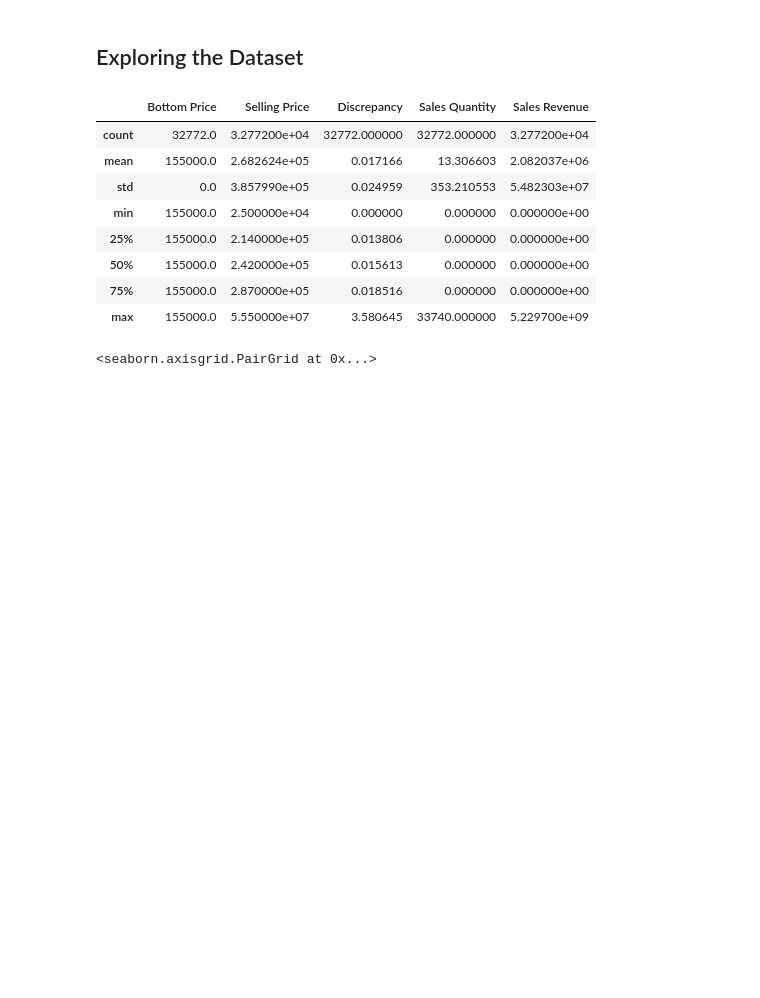
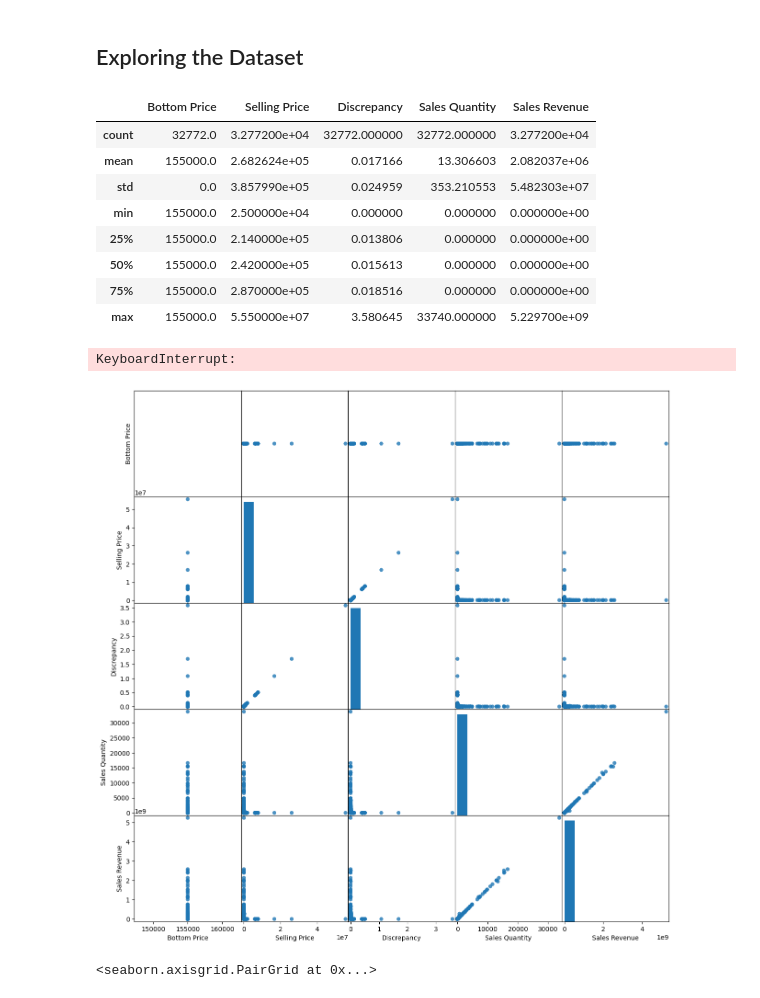
Before and after one commit to ahsanzizan/latihan-lks, a Jupyter notebook: soal-datains/main.ipynb, the cells around one changed output. Saved outputs shown, nothing was run; the diff lists cells and outputs as text; code cells hidden in the pictures; blank space fills up the shorter version.

```diff
--- a/soal-datains/main.ipynb
+++ b/soal-datains/main.ipynb
@@ -35,6 +36,12 @@ data.describe()
 | 50% | 155000.0 | 2.420000e+05 | 0.015613 | 0.000000 | 0.000000e+00 |
 | 75% | 155000.0 | 2.870000e+05 | 0.018516 | 0.000000 | 0.000000e+00 |
 | max | 155000.0 | 5.550000e+07 | 3.580645 | 33740.000000 | 5.229700e+09 |
+# %%
+scatter_matrix(data, alpha=0.8, figsize=(15, 15), diagonal='hist', marker='o', grid=True)
+plt.show()
+# %% [output]
+KeyboardInterrupt:
+[figure, added]
 # %%
 # get paired plots pattern
 sns.pairplot(data)
```
Also changed, not shown: parts of 3 cells of this notebook.
